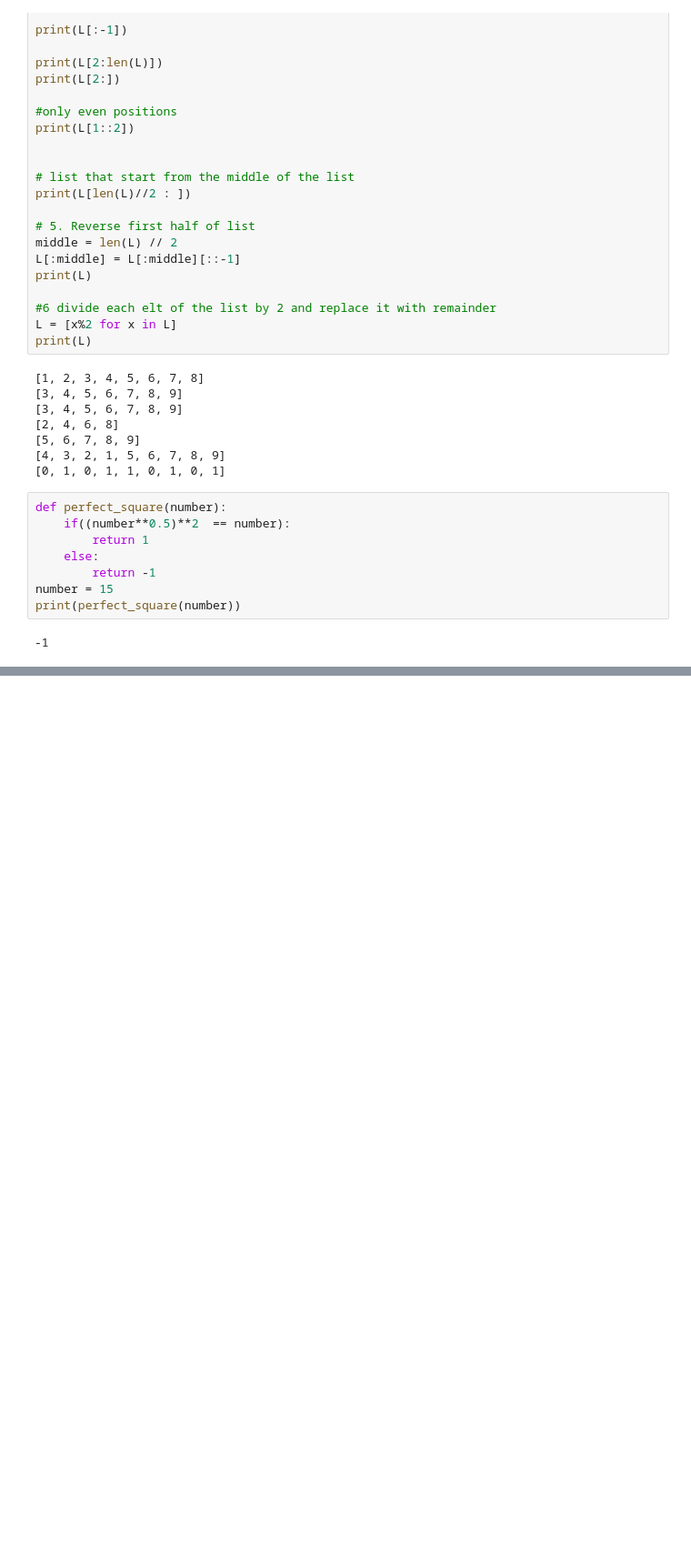
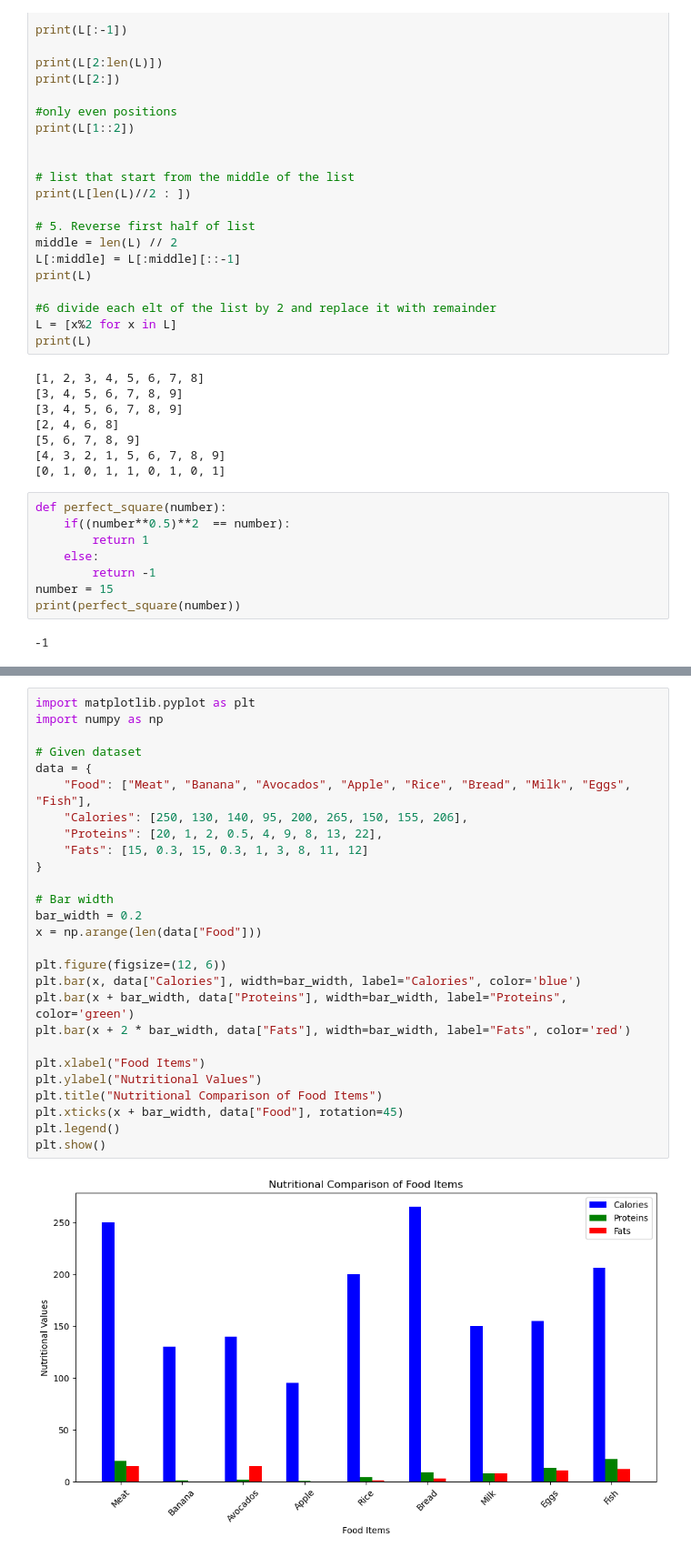
Before and after one commit to SVIGHNESH/my-python-codes, a Jupyter notebook: File Operation/Untitled Folder/Papers-AKTU.ipynb, the cells around one changed output, grey strips where cells are left out. Shown at 91% size. Saved outputs shown, nothing was run; the diff lists cells and outputs as text; blank space fills up the shorter version.

```diff
--- a/File Operation/Untitled Folder/Papers-AKTU.ipynb
+++ b/File Operation/Untitled Folder/Papers-AKTU.ipynb
@@ -247,0 +129,29 @@ Tesla
+# %%
+import matplotlib.pyplot as plt
+import numpy as np
+
+# Given dataset
+data = {
+    "Food": ["Meat", "Banana", "Avocados", "Apple", "Rice", "Bread", "Milk", "Eggs", "Fish"],
+    "Calories": [250, 130, 140, 95, 200, 265, 150, 155, 206],
+    "Proteins": [20, 1, 2, 0.5, 4, 9, 8, 13, 22],
+    "Fats": [15, 0.3, 15, 0.3, 1, 3, 8, 11, 12]
+}
+
+# Bar width
+bar_width = 0.2
+x = np.arange(len(data["Food"]))
+
+plt.figure(figsize=(12, 6))
+plt.bar(x, data["Calories"], width=bar_width, label="Calories", color='blue')
+plt.bar(x + bar_width, data["Proteins"], width=bar_width, label="Proteins", color='green')
+plt.bar(x + 2 * bar_width, data["Fats"], width=bar_width, label="Fats", color='red')
+
+plt.xlabel("Food Items")
+plt.ylabel("Nutritional Values")
+plt.title("Nutritional Comparison of Food Items")
+plt.xticks(x + bar_width, data["Food"], rotation=45)
+plt.legend()
+plt.show()
+# %% [output]
+[figure, added]
```
Also changed, not shown: parts of 18 cells of this notebook.
